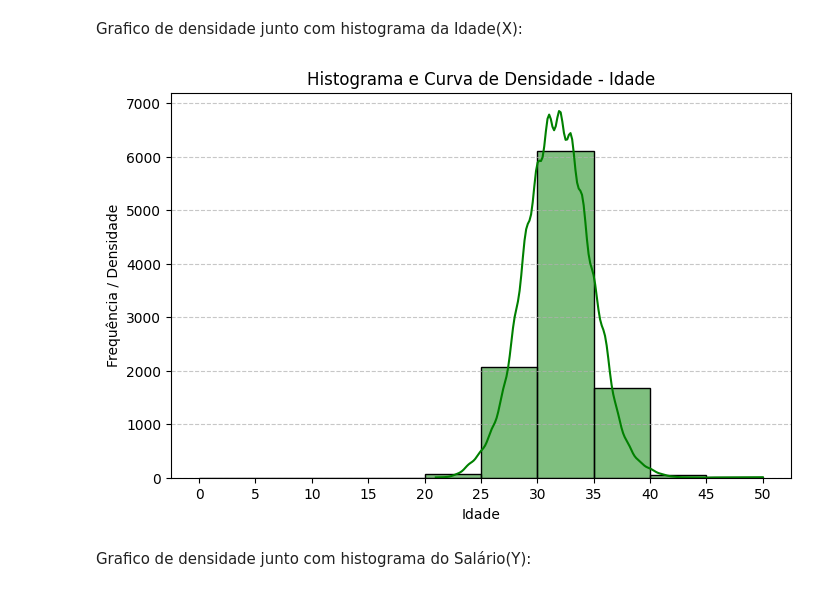
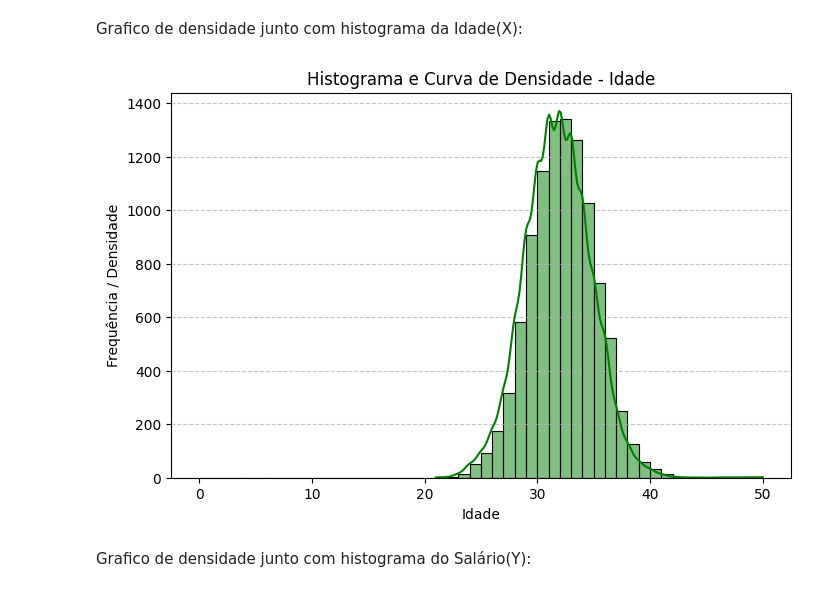
Before and after one commit to wallace0003/projeto_probabilidade_e_estatistica, a Jupyter notebook: src/notebooks/eda.ipynb, the cells around one changed output. Saved outputs shown, nothing was run; the diff lists cells and outputs as text; code cells hidden in the pictures.

```diff
--- a/src/notebooks/eda.ipynb
+++ b/src/notebooks/eda.ipynb
@@ -214,18 +199,17 @@ Amostra Salário não é Gausssiana (rejeita H0)
 # %% [markdown]
 Grafico de densidade junto com histograma da Idade(X):
 # %%
-bins = np.arange(0, df["Idade"].max() + 5, 5)  # intervalos de 5 em 5 anos
+bins = np.arange(0, df["Idade"].max() + 1, 1)
 
 plt.figure(figsize=(8, 5))
 sns.histplot(df["Idade"], bins=bins, kde=True, color='green', edgecolor='black')
 plt.title("Histograma e Curva de Densidade - Idade")
 plt.xlabel("Idade")
 plt.ylabel("Frequência / Densidade")
-plt.xticks(bins)
 plt.grid(axis='y', linestyle='--', alpha=0.7)
 plt.show()
 # %% [output]
-[figure, old version]
+[figure, new version]
 # %% [markdown]
 Grafico de densidade junto com histograma do Salário(Y):
 # %%
```
Also changed, not shown: parts of 8 cells of this notebook.
